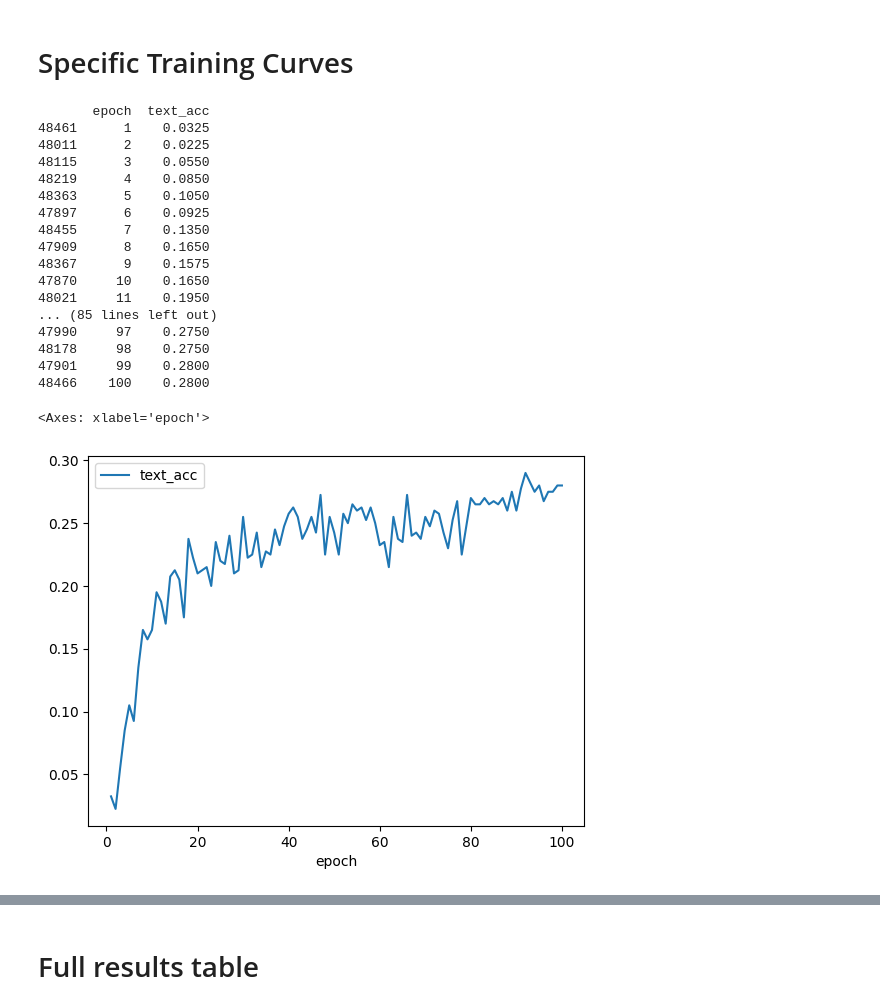
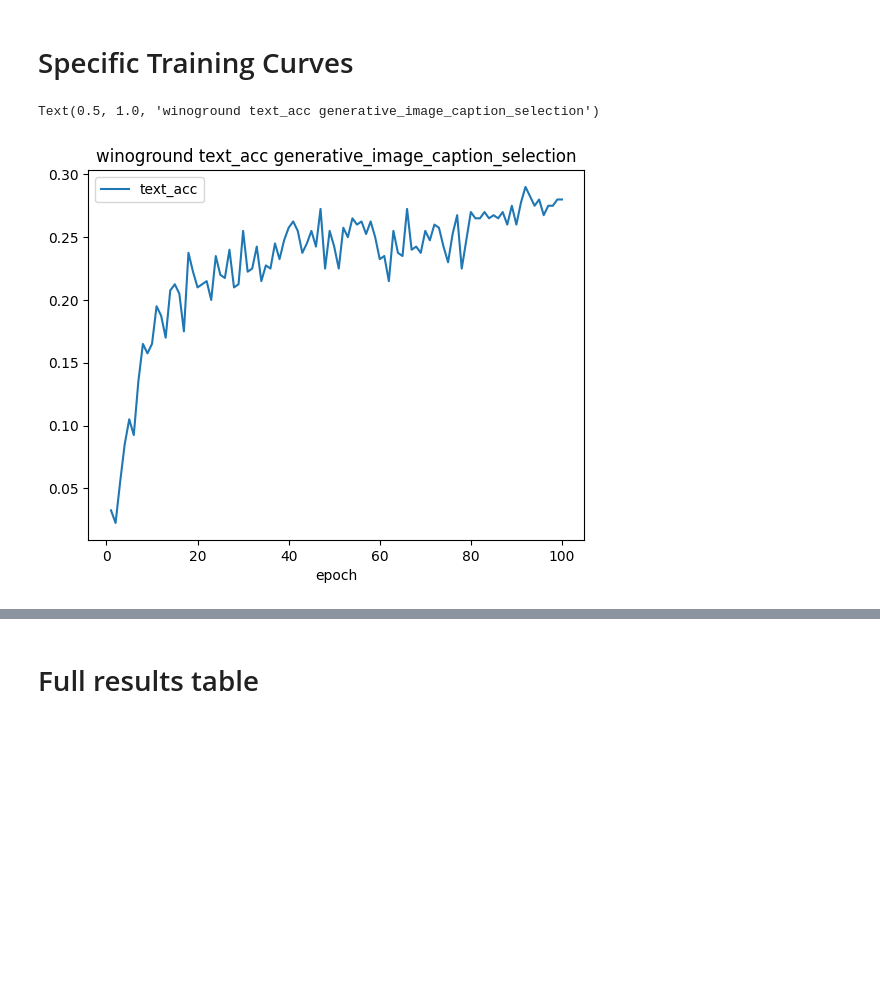
Before and after one commit to SLAMPAI/open_clip_scaling, a Jupyter notebook: results.ipynb, the cells around one changed output, grey strips where cells are left out. Cells and saved outputs as stored; diff of their text form; code cells hidden in the pictures; blank space fills up the shorter version.

```diff
--- a/results.ipynb
+++ b/results.ipynb
@@ -329,48 +318,25 @@ df[df.downstream_dataset=="winoground"].sort_values(by="image_acc", ascending=Fa
 # %%
 name = "datacomp_s12.8B_bs_180224_mammut_ViT-L-14_ep100_lr0.001_b1_0.9_b2_0.95_wd0.2_w6000_gc1_n256_bs176_sigFalse"
 #name = "datacomp_s1.28B_bs_16384_mammut_ViT-L-14_ep20_lr0.001_b1_0.9_b2_0.95_wd0.2_w15000_gc1_n16_bs256_sigFalse_consw0_cw1"
 #name = "datacomp_recap_s1.28B_bs_16384_mammut_ViT-B-32_ep20_lr0.001_b1_0.9_b2_0.95_wd0.2_w20000_gc1_n16_bs256_sigFalse_consw0_cw1"
 #name = "datacomp_s1.28B_bs_16384_mammut_ViT-B-32_ep20_lr0.001_b1_0.9_b2_0.95_wd0.2_w20000_gc1_n16_bs256_sigFalse_consw0_cw1"
 
-ds = "winoground"
-metric = "text_acc"
-task = "generative_image_caption_selection"
+ds, metric, task = "winoground", "text_acc", "generative_image_caption_selection"
+#ds, metric, task = "sugar_crepe/swap_obj", "acc", "generative_image_caption_selection"
+#ds, metric, task = "imagenet1k", "acc1", "zeroshot_classification"
+#ds, metric, task = "imagenet1k", "acc1", "generative_zeroshot_classification"
 
-#ds = "sugar_crepe/swap_obj"
-#metric = "acc"
-#task = "generative_image_caption_selection"
-
-#ds = "imagenet1k"
-#metric = "acc1"
-#task = "zeroshot_classification"
-#task = "generative_zeroshot_classification"
 d = df
 
 d = d[d.name==name]
 d = d[d.task == task]
 d = d[d.downstream_dataset == ds]
 d = d.sort_values(by="epoch")
-print(d[["epoch", metric]])
+#print(d[["epoch", metric]])
 d.plot(x="epoch", y=metric)
 #d[["epoch", metric]]
+plt.title(f"{ds} {metric} {task}")
 # %% [output]
-       epoch  text_acc
-48461      1    0.0325
-48011      2    0.0225
-48115      3    0.0550
-48219      4    0.0850
-48363      5    0.1050
-47897      6    0.0925
-48455      7    0.1350
-47909      8    0.1650
-48367      9    0.1575
-47870     10    0.1650
-48021     11    0.1950
-... (85 lines left out)
-47990     97    0.2750
-48178     98    0.2750
-47901     99    0.2800
-48466    100    0.2800
+Text(0.5, 1.0, 'winoground text_acc generative_image_caption_selection')
-<Axes: xlabel='epoch'>
-[figure, old version]
+[figure, new version]
 # %%
```
Also changed, not shown: parts of 17 cells of this notebook.
